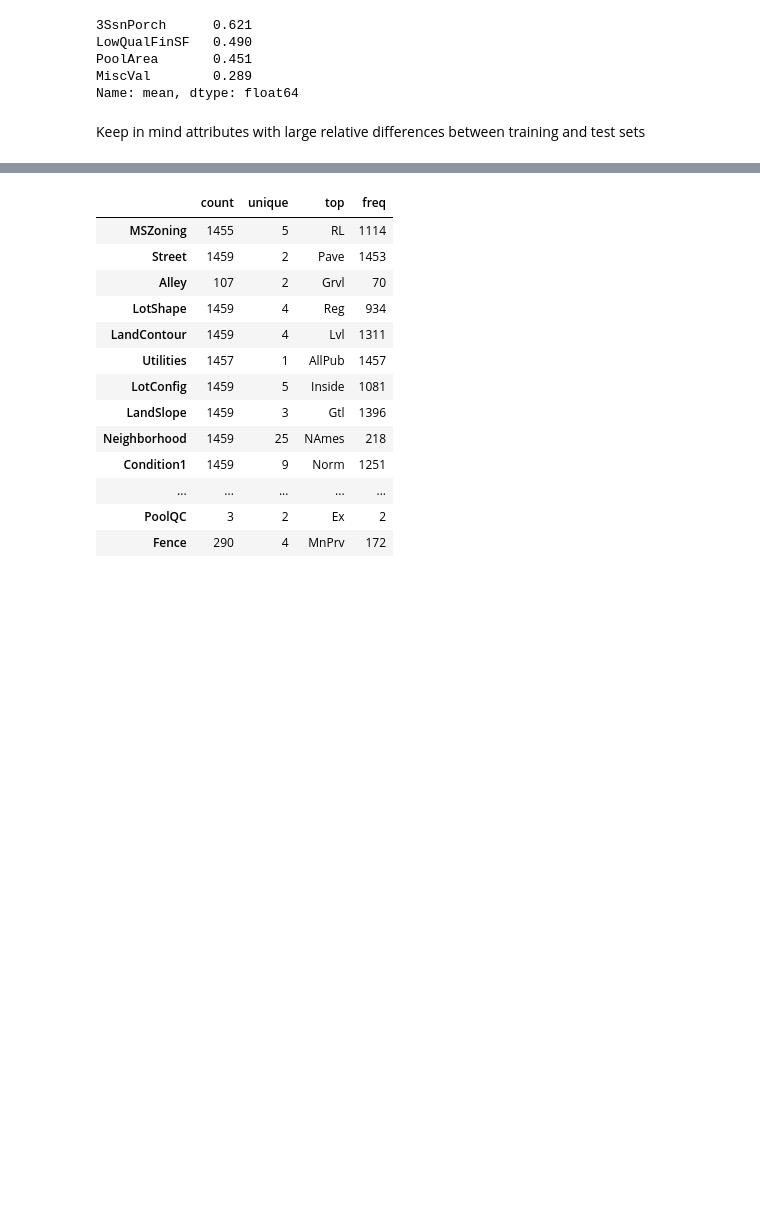
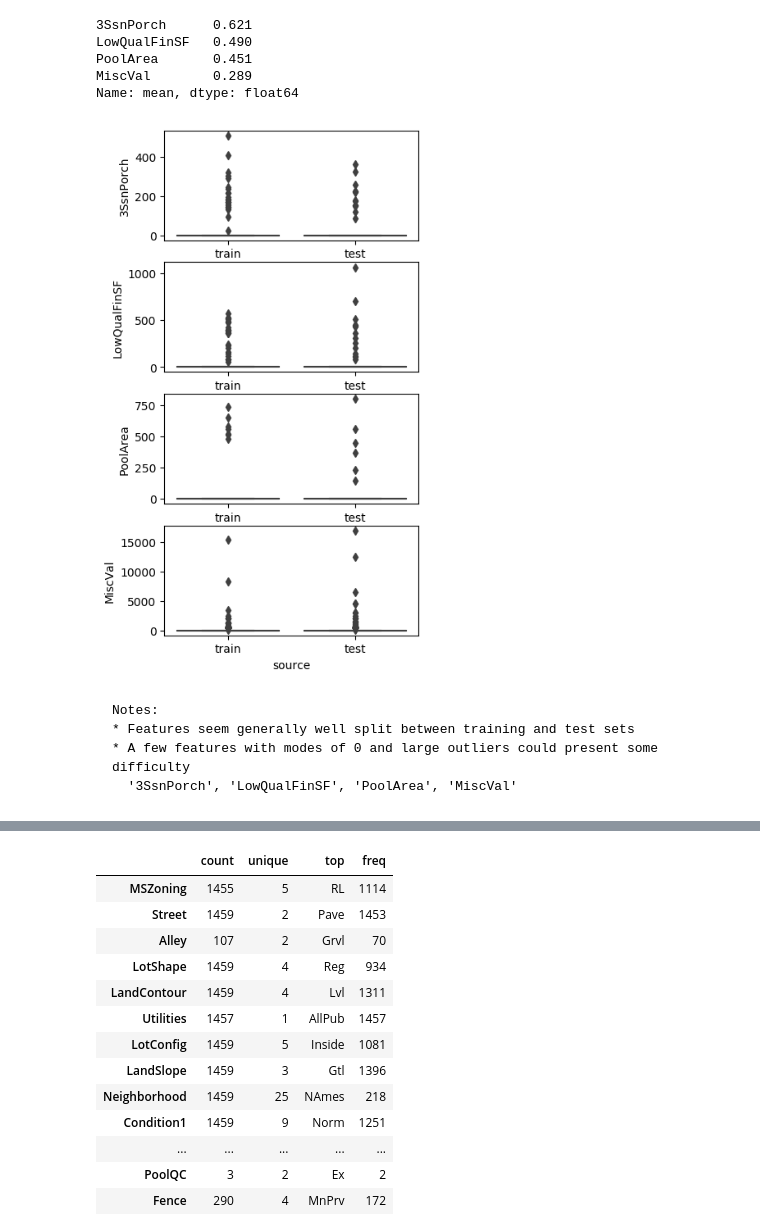
Before and after one commit to pmgasper/kaggle_learn, a Jupyter notebook: machine_learning/iowa_housing.ipynb, the cells around one changed output, grey strips where cells are left out. Saved outputs shown, nothing was run; the diff lists cells and outputs as text; code cells hidden in the pictures; blank space fills up the shorter version.

Commit message:
more work on data exploration

```diff
--- a/machine_learning/iowa_housing.ipynb
+++ b/machine_learning/iowa_housing.ipynb
@@ -24,6 +23,7 @@ import pandas as pd
 import seaborn as sns
 
 %matplotlib inline
+plt.style.use('default')
 np.random.seed(42)
 pd.set_option('max_rows', 9)
 pd.set_option('max_columns', 100)
@@ -79,5 +109,21 @@ LowQualFinSF   0.490
 PoolArea       0.451
 MiscVal        0.289
 Name: mean, dtype: float64
-# %% [markdown]
-Keep in mind attributes with large relative differences between training and test sets
+# %%
+cols = ['3SsnPorch', 'LowQualFinSF', 'PoolArea', 'MiscVal']
+
+fig, axarr = plt.subplots(len(cols), 1, figsize=(4, len(cols)*2))
+
+for idx, col in enumerate(cols):
+    sns.boxplot(x='source', y=col, data=
+                pd.concat([(train_raw.loc[:, col:col].assign(source='train')),
+                           (test_raw.loc[:, col:col].assign(source='test'))]),
+                ax=axarr[idx])
+plt.show()
+# %% [output]
+[figure, added]
+# %% [markdown]
+    Notes:
+    * Features seem generally well split between training and test sets
+    * A few features with modes of 0 and large outliers could present some difficulty
+      '3SsnPorch', 'LowQualFinSF', 'PoolArea', 'MiscVal'
```
Also changed, not shown: parts of 20 cells of this notebook.
